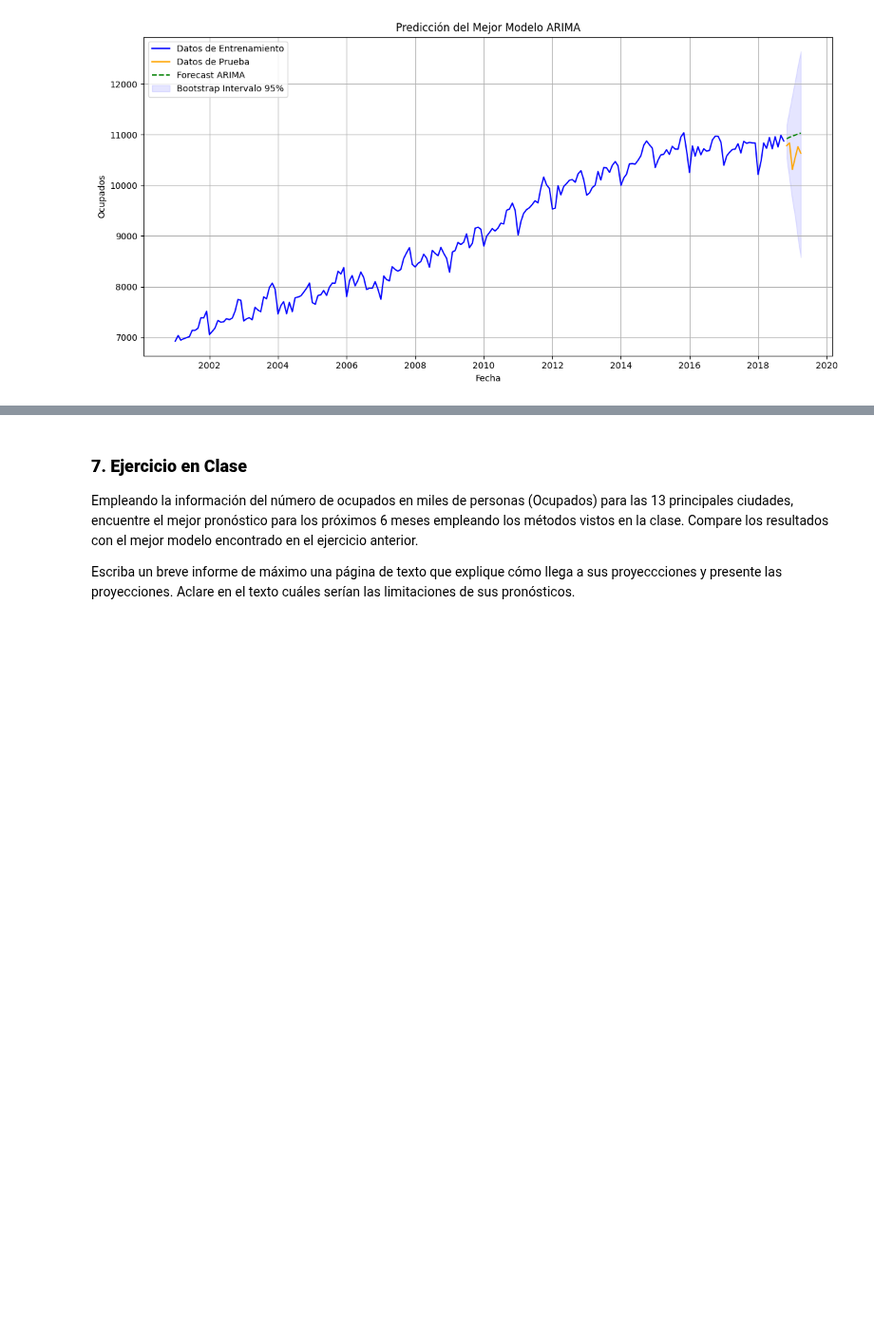
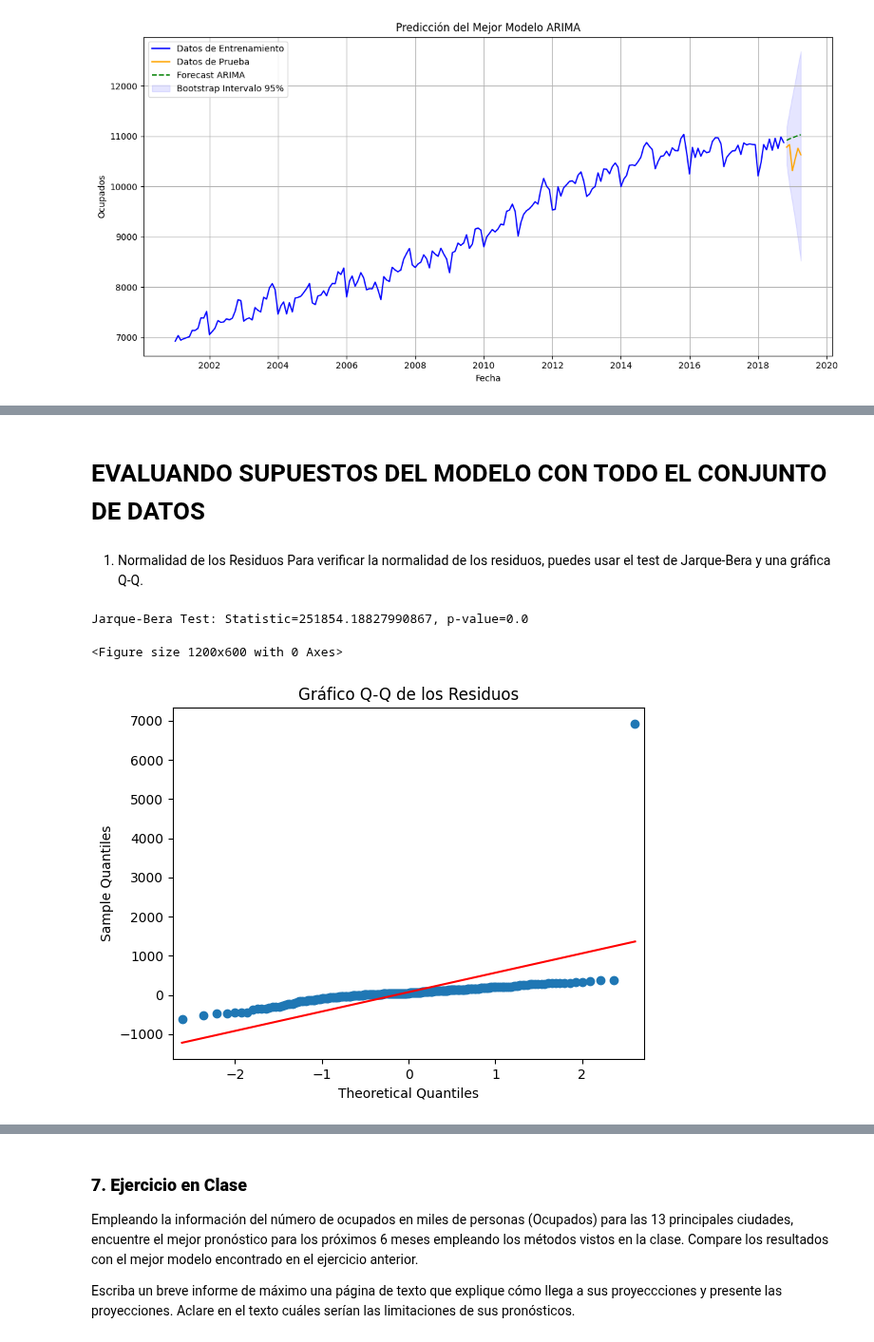
Before and after one commit to alfa7g7/Fundamentos-analitica-II, a Jupyter notebook: Clase 3/fundamentos_analítica_clase3_tarea.ipynb, the cells around one changed output, grey strips where cells are left out. Shown at 95% size. Cells and saved outputs as stored; diff of their text form; code cells hidden in the pictures; blank space fills up the shorter version.

```diff
--- a/Clase 3/fundamentos_analítica_clase3_tarea.ipynb
+++ b/Clase 3/fundamentos_analítica_clase3_tarea.ipynb
@@ -461,0 +574,25 @@ plt.show()
+# %% [markdown]
+# EVALUANDO SUPUESTOS DEL MODELO CON TODO EL CONJUNTO DE DATOS
+# %% [markdown]
+1. Normalidad de los Residuos
+Para verificar la normalidad de los residuos, puedes usar el test de Jarque-Bera y una gráfica Q-Q.
+# %%
+#import statsmodels.api as sm
+
+# Obtener los residuos del modelo
+residuos = resultados_completos.resid
+
+# 1. Evaluar Normalidad de los Residuos
+# Test de Jarque-Bera
+jb_test = sm.stats.jarque_bera(residuos)
+print(f"Jarque-Bera Test: Statistic={jb_test[0]}, p-value={jb_test[1]}")
+
+# Gráfico Q-Q
+plt.figure(figsize=(12, 6))
+sm.qqplot(residuos, line='s')
+plt.title('Gráfico Q-Q de los Residuos')
+plt.show()
+# %% [output]
+Jarque-Bera Test: Statistic=251854.18827990867, p-value=0.0
+<Figure size 1200x600 with 0 Axes>
+[figure, added]
```
Also changed, not shown: parts of 16 cells of this notebook.
